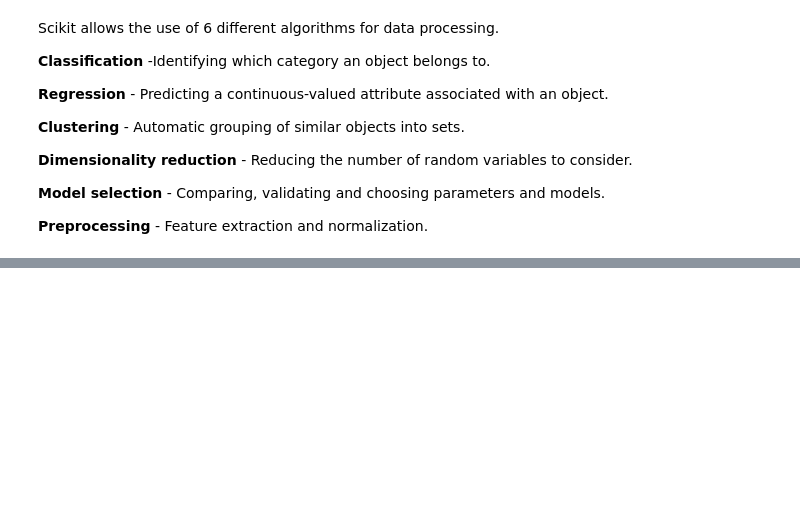
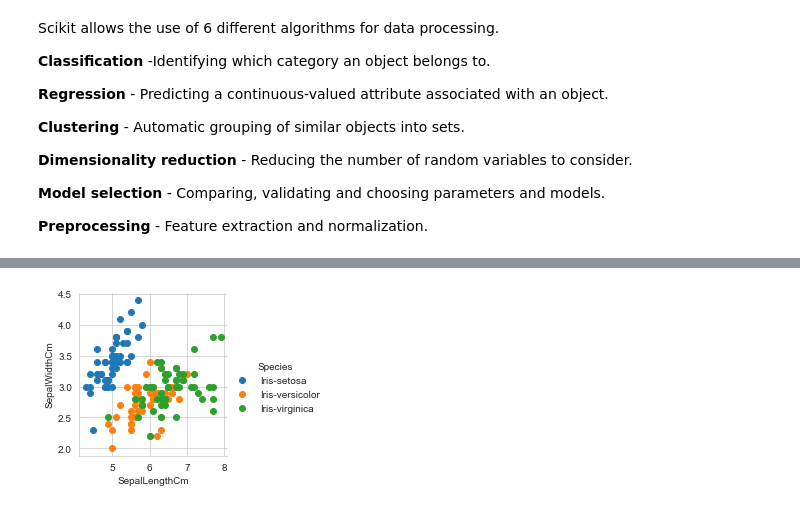
Before and after one commit to EndaGoggin/Emerging_Technologies, a Jupyter notebook: scikit-learn.ipynb, the cells around one changed output, grey strips where cells are left out. Drawn from its saved outputs; the diff is of its cells as text; code cells hidden in the pictures; blank space fills up the shorter version.

```diff
--- a/scikit-learn.ipynb
+++ b/scikit-learn.ipynb
@@ -43,0 +186,9 @@ Scikit allows the use of 6 different algorithms for data processing.
+# %%
+sns.set_style('whitegrid')
+sns.FacetGrid(df, hue = 'Species') \
+   .map(plt.scatter, 'SepalLengthCm','SepalWidthCm') \
+   .add_legend()
+
+plt.show()
+# %% [output]
+[figure, added]
```
Also changed, not shown: parts of 23 cells of this notebook, 2 other files.
